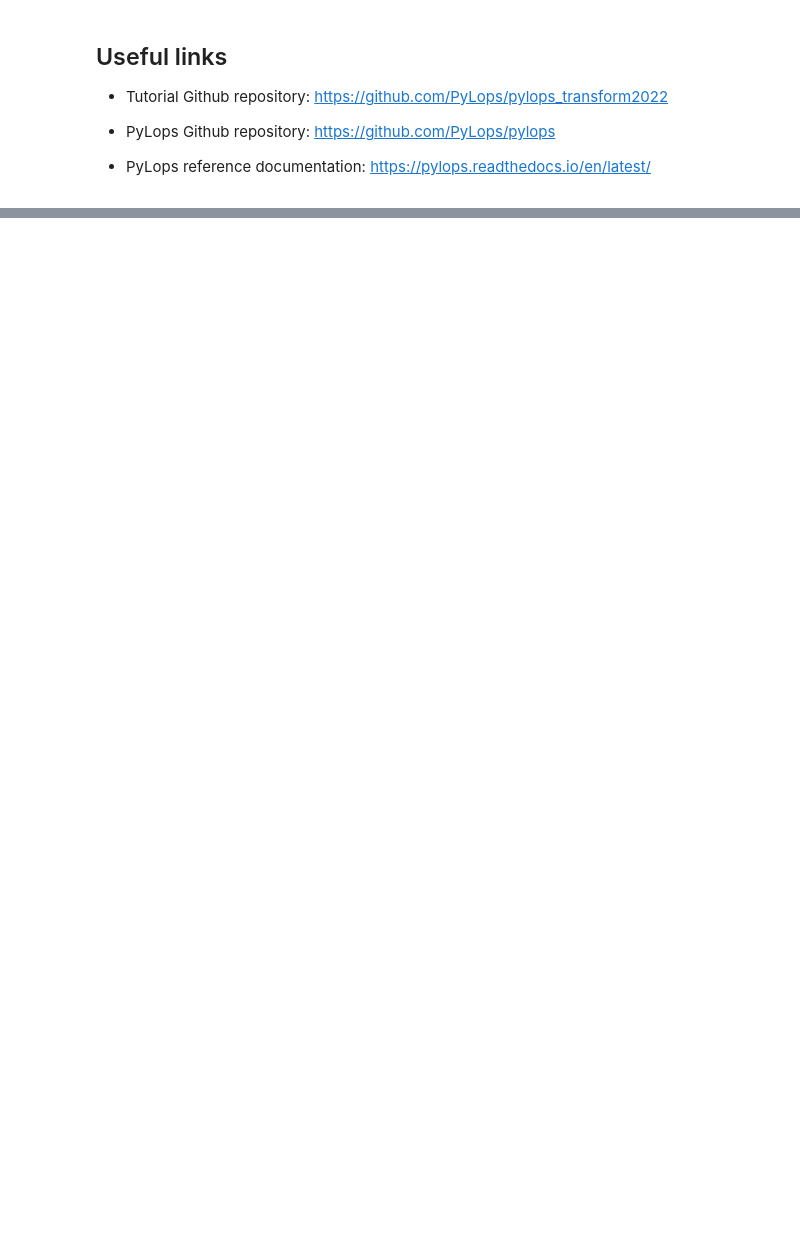
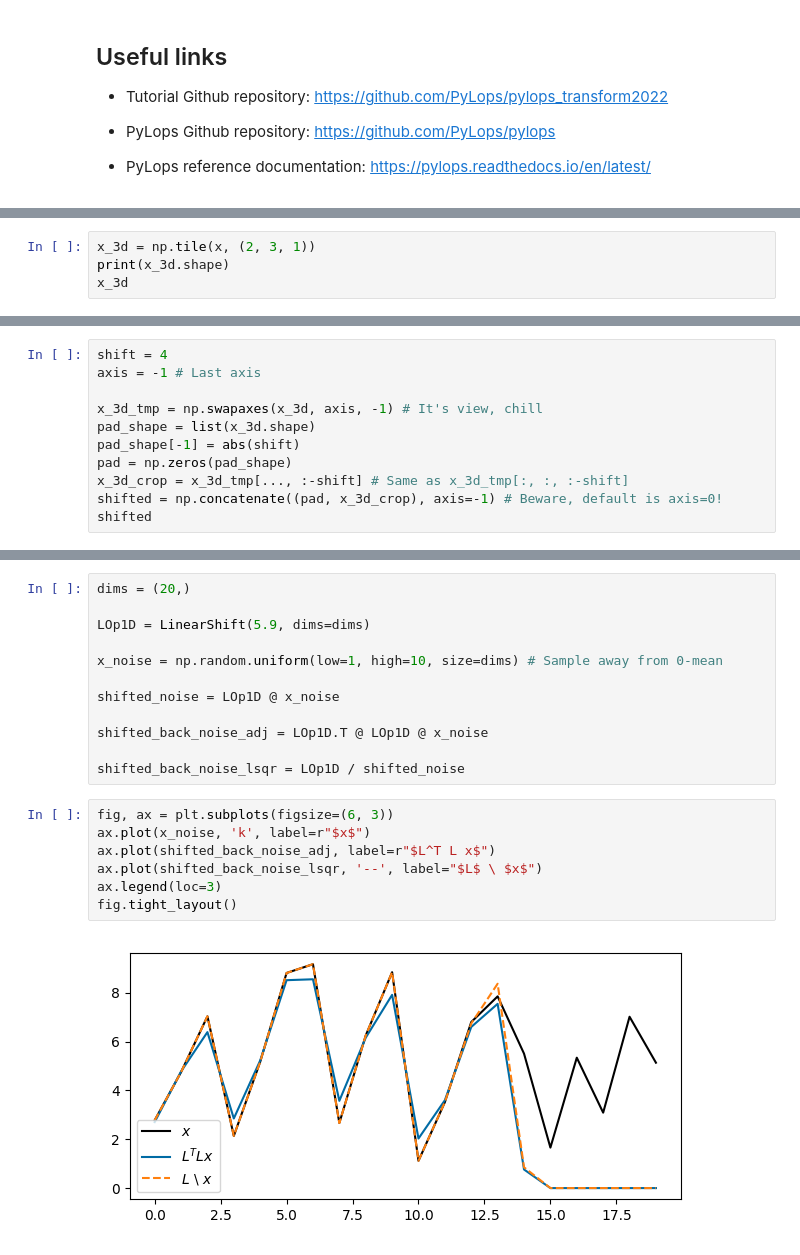
Before and after one commit to PyLops/pylops_transform2022, a Jupyter notebook: PyLops_v2.ipynb, the cells around one changed output, grey strips where cells are left out. Drawn from its saved outputs; the diff is of its cells as text; blank space fills up the shorter version.

```diff
--- a/PyLops_v2.ipynb
+++ b/PyLops_v2.ipynb
@@ -22,0 +101,4 @@ For more details on how to quickly migrate your PyLops v1.x codes into PyLops v2
+# %%
+x_3d = np.tile(x, (2, 3, 1))
+print(x_3d.shape)
+x_3d
@@ -22,0 +114,11 @@ For more details on how to quickly migrate your PyLops v1.x codes into PyLops v2
+# %%
+shift = 4
+axis = -1 # Last axis
+
+x_3d_tmp = np.swapaxes(x_3d, axis, -1) # It's view, chill
+pad_shape = list(x_3d.shape)
+pad_shape[-1] = abs(shift)
+pad = np.zeros(pad_shape)
+x_3d_crop = x_3d_tmp[..., :-shift] # Same as x_3d_tmp[:, :, :-shift]
+shifted = np.concatenate((pad, x_3d_crop), axis=-1) # Beware, default is axis=0!
+shifted
@@ -22,0 +358,21 @@ For more details on how to quickly migrate your PyLops v1.x codes into PyLops v2
+# %%
+dims = (20,)
+
+LOp1D = LinearShift(5.9, dims=dims)
+
+x_noise = np.random.uniform(low=1, high=10, size=dims) # Sample away from 0-mean
+
+shifted_noise = LOp1D @ x_noise
+
+shifted_back_noise_adj = LOp1D.T @ LOp1D @ x_noise
+
+shifted_back_noise_lsqr = LOp1D / shifted_noise
+# %%
+fig, ax = plt.subplots(figsize=(6, 3))
+ax.plot(x_noise, 'k', label=r"$x$")
+ax.plot(shifted_back_noise_adj, label=r"$L^T L x$")
+ax.plot(shifted_back_noise_lsqr, '--', label="$L$ \ $x$")
+ax.legend(loc=3)
+fig.tight_layout()
+# %% [output]
+[figure, added]
```
Also changed, not shown: parts of 42 cells of this notebook.
